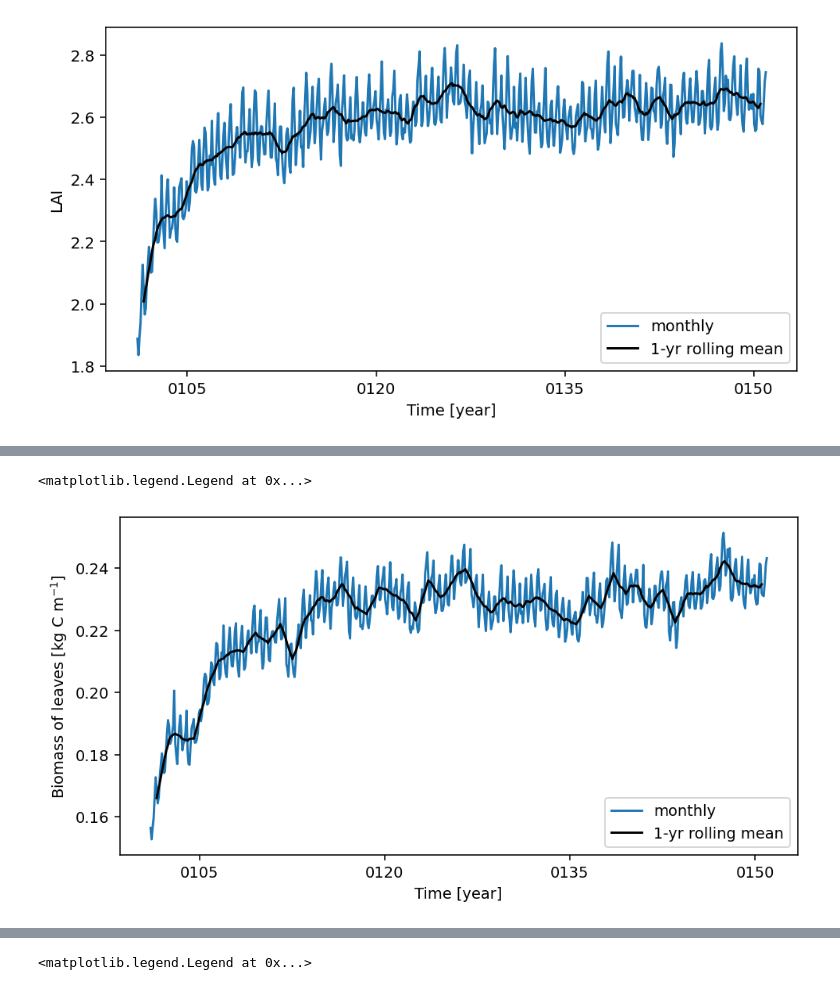
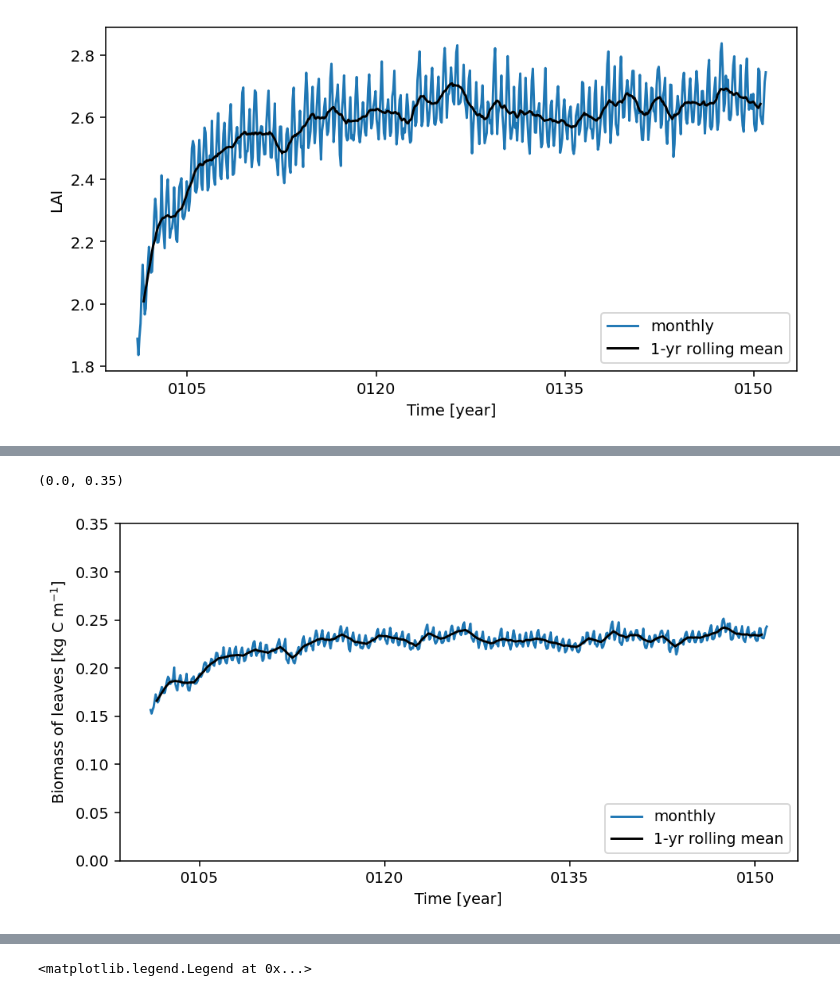
Before and after one commit to bbuchovecky/itcz_phys, a Jupyter notebook: notebooks/05_am2.5-spin-up.ipynb, the cells around one changed output, grey strips where cells are left out. Drawn from its saved outputs; the diff is of its cells as text; code cells hidden in the pictures.

```diff
--- a/notebooks/05_am2.5-spin-up.ipynb
+++ b/notebooks/05_am2.5-spin-up.ipynb
@@ -46,9 +46,6 @@ mpl.rcParams['figure.dpi'] = 140
 # %% [markdown]
 # Get data
 # %%
-expname = 'intvegCTL1990s-50yr'
-runpath = '/tiger/scratch/gpfs/GEOCLIM/bgb2/AM2.5/work/'+expname+'_tigercpu_intelmpi_18_540PE/POSTP/'
-
 ftype = {
     'alb_sfc': 'atmos_month',
     'rh': 'atmos_month',
@@ -78,13 +75,16 @@ ftype = {
     'vegn_LAI': 'land_month',
     'vegn_height': 'land_month',
     'bl': 'land_month',
-    'transp': 'land_month'
+    'transp': 'land_month',
+    'grid_yt': 'atmos_month',
+    'grid_xt': 'atmos_month'
 }
 
+
 def getoutput(expname, variable, getAll=False):
-    expname = 'intvegCTL1990s-50yr'
     runpath = '/tiger/scratch/gpfs/GEOCLIM/bgb2/AM2.5/work/'+expname+'_tigercpu_intelmpi_18_540PE/POSTP/'
     if getAll:
         return xr.open_mfdataset(runpath+'*.'+variable+'.nc')
     else:
+        print(runpath+'*.'+ftype[variable]+'.nc')
         return xr.open_mfdataset(runpath+'*.'+ftype[variable]+'.nc')[variable]
@@ -140,11 +252,12 @@ biom_globmean = getglobmean(biom)
 # %%
 fig,ax = plt.subplots(figsize=(8,4))
 
 biom_globmean.plot(ax=ax, label='monthly')
 biom_globmean.rolling(time=12, center=True).mean().plot(ax=ax, c='k', label='1-yr rolling mean')
 ax.set_ylabel('Biomass of leaves [kg C m$^{-1}$]')
 ax.set_xlabel('Time [year]')
 ax.legend(loc='lower right')
+ax.set_ylim(0,0.35)
 # %% [output]
-<matplotlib.legend.Legend at 0x...>
+(0.0, 0.35)
-[figure, old version]
+[figure, new version]
```
Also changed, not shown: parts of 10 cells of this notebook.
